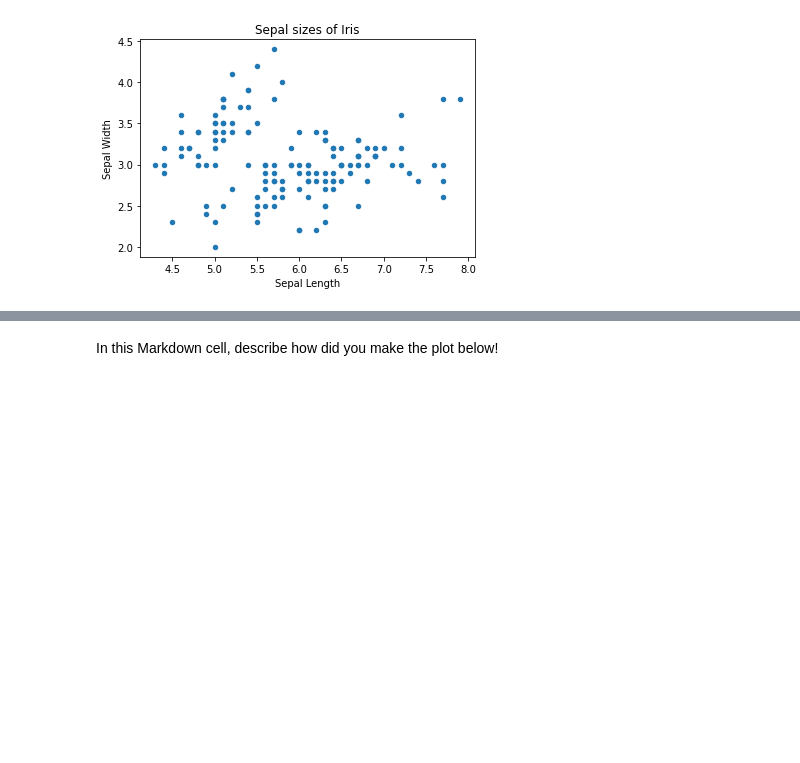
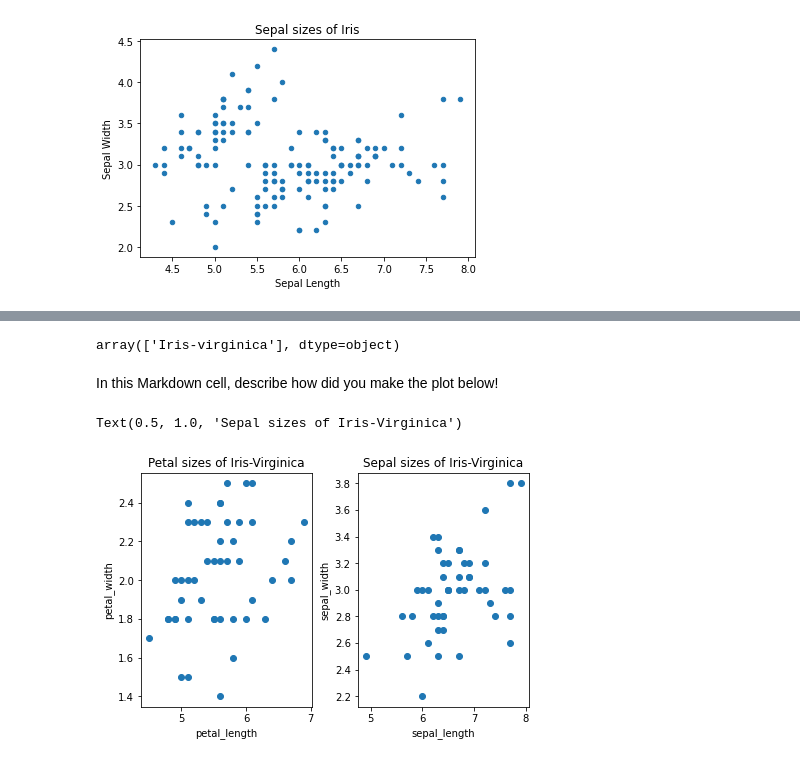
Before and after one commit to khoozinho/Ritsumei-35405, a Jupyter notebook: Week 12/121_exercise.ipynb, the cells around one changed output, grey strips where cells are left out. Cells and saved outputs as stored; diff of their text form; code cells hidden in the pictures; blank space fills up the shorter version.

```diff
--- a/Week 12/121_exercise.ipynb
+++ b/Week 12/121_exercise.ipynb
@@ -90,7 +90,19 @@ In this Markdown cell, describe how did you make the scatter plot below!
 #the title of the plot should be 'Sepal sizes of Iris'
 #save the figure in a png format at 300 dpi
 
-df.plot.scatter = df.plot.scatter(x='SepalLengthCm', y='SepalWidthCm', s=20, title='Sepal sizes of Iris', xlabel='Sepal Length', ylabel='Sepal Width')
+data = {
+    'a': df['SepalLengthCm'],
+    'size': 20
+}
+
+data['b'] = df['SepalWidthCm']
+
+plt.scatter('a', 'b', s='size', data=data) #creating scatter plot
+plt.xlabel('Sepal Length') #label at the x axis
+plt.ylabel('Sepal Width') #label at the y axis
+plt.title('Sepal sizes of Iris')
+plt.savefig('Scatter_plot.png', format = 'png', dpi = 300)
+plt.show()
 # %% [output]
 [figure]
 # %%
@@ -103,6 +122,8 @@ iv_df.head()
 # %%
 #use .unique on the Species column to show that every row is Iris-virginica
 iv_df['Species'].unique()
+# %% [output]
+array(['Iris-virginica'], dtype=object)
 # %%
 #make lists of the 'PetalLengthCm', 'PetalWidthCm', 'SepalLengthCm', and 'SepalWidthCm' columns of iv_df
 #use .tolist() on the appropriate columns
@@ -115,12 +136,24 @@ In this Markdown cell, describe how did you make the plot below!
 # %%
 plt.figure(constrained_layout=True) #don't change this line, this is just to make sure everything is readable
 #make a 1x2 grid with two subplots that has two scatter plots (at position 1 and 2)
 #for the first scatter plot, use petal_length and petal_width (the lists you created earlier)
 #for the second scatter plot, use sepal_length and sepal_width (the lists you created earlier)
 #labels for the axes should correspond to their data (e.g., x axis label for the first subplot can be "petal length")
 #the (common) title for the subplots should be 'Petal and sepal sizes of Iris-Virginica'
-iv_df.plot.scatter(ax=plt.subplot(1, 2, 1), x='pl', y='pw', s=20, title='Petal and sepal sizes of Iris-Virginica', xlabel='Petal Length', ylabel='Petal Width')
-iv_df.plot.scatter(x='sl', y='sw', s=20, title='Petal and sepal sizes of Iris-Virginica', xlabel='Sepal Length', ylabel='Sepal Width', ax=plt.subplot(1, 2, 2))
+
+plt.subplot(1,2,1)
+plt.scatter(pl, pw)
+plt.xlabel('petal_length')
+plt.ylabel('petal_width')
+plt.title('Petal sizes of Iris-Virginica')
+plt.subplot(1,2,2)
+plt.scatter(sl, sw)
+plt.xlabel('sepal_length')
+plt.ylabel('sepal_width')
+plt.title('Sepal sizes of Iris-Virginica')
+# %% [output]
+Text(0.5, 1.0, 'Sepal sizes of Iris-Virginica')
+[figure, added]
 # %%
 #save the iv_df as a new csv file, without the indices
 #tip: when saving a dataframe, you can specify with a Boolean value if you don't want to save the indices
```
Also changed, not shown: parts of 2 cells of this notebook, 1 other file.
